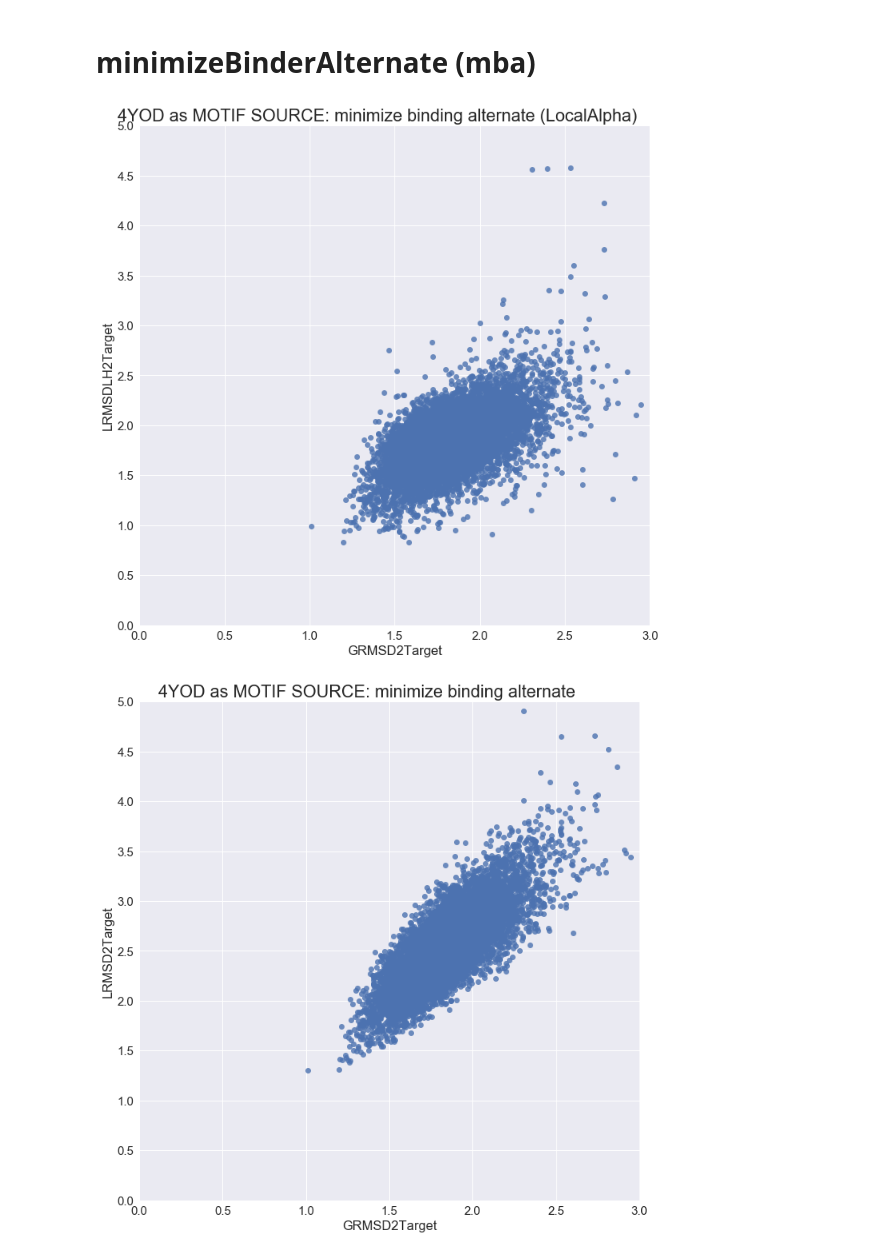
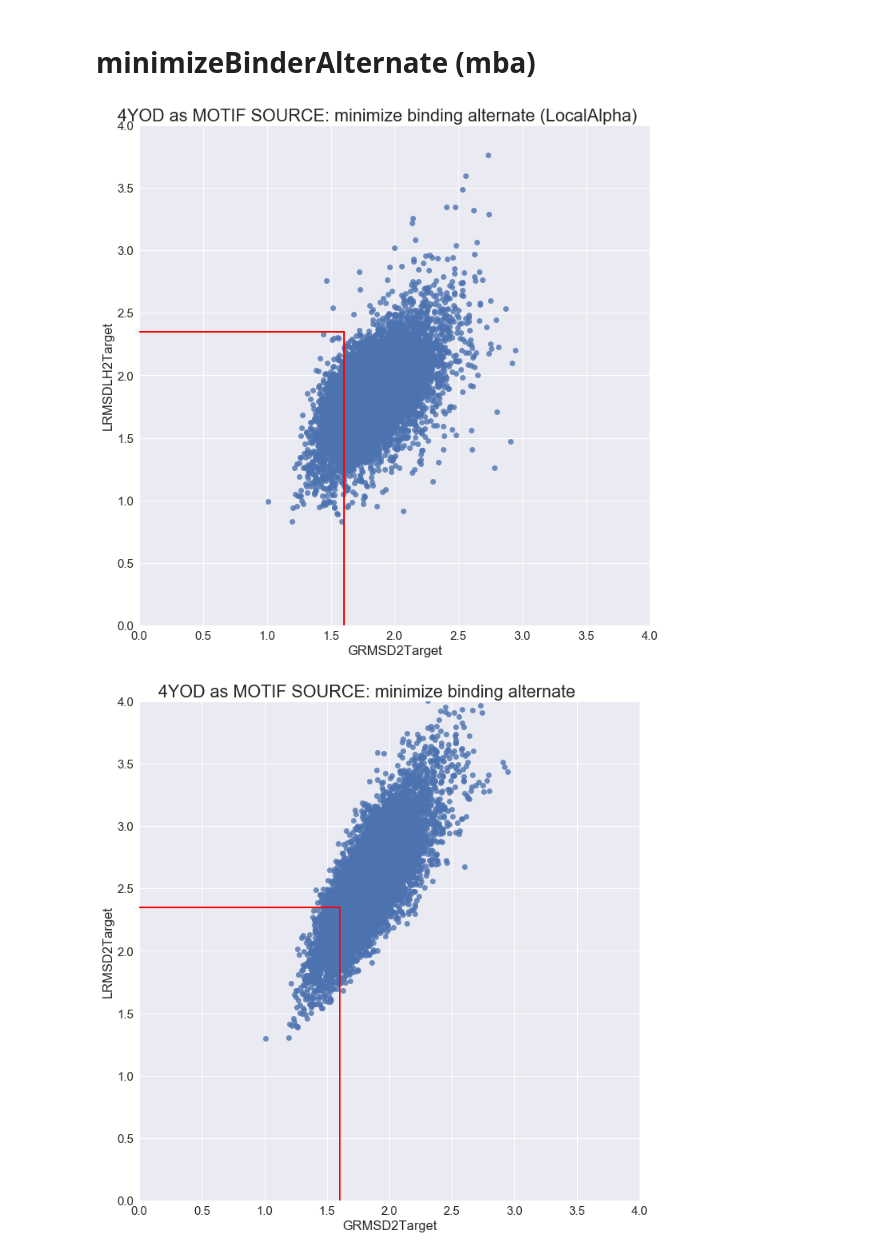
Before and after one commit to jaumebonet/FunFolDesTutorial, a Jupyter notebook: benchmark/scientific/bcl2/experiments/from4oyd/README.ipynb, the cells around one changed output. Saved outputs shown, nothing was run; the diff lists cells and outputs as text; code cells hidden in the pictures.

```diff
--- a/benchmark/scientific/bcl2/experiments/from4oyd/README.ipynb
+++ b/benchmark/scientific/bcl2/experiments/from4oyd/README.ipynb
@@ -180,20 +214,48 @@ mba_data.loc[mba_data["experiment"] == "minimizeBinderAlternate", "experiment"]
 # %%
 g = sns.lmplot(x="GRMSD2Target", y="LRMSDLH2Target", data=mba_data, fit_reg=False, size=10)
 plt.subplots_adjust(top=0.95)
-g.axes[0,0].set_ylim(0,5)
-g.axes[0,0].set_xlim(0,3)
-g.axes[0,0].set_yticks(np.arange(0,5.5,0.5))
+g.axes[0,0].set_ylim(0,4)
+g.axes[0,0].set_xlim(0,4)
+#g.axes[0,0].set_yticks(np.arange(0,5.5,0.5))
+sele_line_p1 = [0, 2.351]
+sele_line_p2 = [1.605, 2.351]
+selection_line = [
+    [sele_line_p1[0], sele_line_p2[0]],
+    [sele_line_p1[1], sele_line_p2[1]]
+]
+plt.plot(selection_line[0], selection_line[1], linewidth=2, color="red")
+sele_line_p1 = [1.605, 2.351]
+sele_line_p2 = [1.605, 0]
+selection_line = [
+    [sele_line_p1[0], sele_line_p2[0]],
+    [sele_line_p1[1], sele_line_p2[1]]
+]
+plt.plot(selection_line[0], selection_line[1], linewidth=2, color="red")
 g.fig.suptitle('4YOD as MOTIF SOURCE: minimize binding alternate (LocalAlpha)')
 sns.plt.show()
 # %% [output]
-[figure, old version]
+[figure, new version]
 # %%
 g = sns.lmplot(x="GRMSD2Target", y="LRMSD2Target", data=mba_data, fit_reg=False, size=10)
 plt.subplots_adjust(top=0.95)
-g.axes[0,0].set_ylim(0,5)
-g.axes[0,0].set_xlim(0,3)
-g.axes[0,0].set_yticks(np.arange(0,5.5,0.5))
+g.axes[0,0].set_ylim(0,4)
+g.axes[0,0].set_xlim(0,4)
+#g.axes[0,0].set_yticks(np.arange(0,5.5,0.5))
+sele_line_p1 = [0, 2.351]
+sele_line_p2 = [1.605, 2.351]
+selection_line = [
+    [sele_line_p1[0], sele_line_p2[0]],
+    [sele_line_p1[1], sele_line_p2[1]]
+]
+plt.plot(selection_line[0], selection_line[1], linewidth=2, color="red")
+sele_line_p1 = [1.605, 2.351]
+sele_line_p2 = [1.605, 0]
+selection_line = [
+    [sele_line_p1[0], sele_line_p2[0]],
+    [sele_line_p1[1], sele_line_p2[1]]
+]
+plt.plot(selection_line[0], selection_line[1], linewidth=2, color="red")
 g.fig.suptitle('4YOD as MOTIF SOURCE: minimize binding alternate')
 sns.plt.show()
 # %% [output]
-[figure, old version]
+[figure, new version]
```
Also changed, not shown: parts of 6 cells of this notebook, 3 other files.
